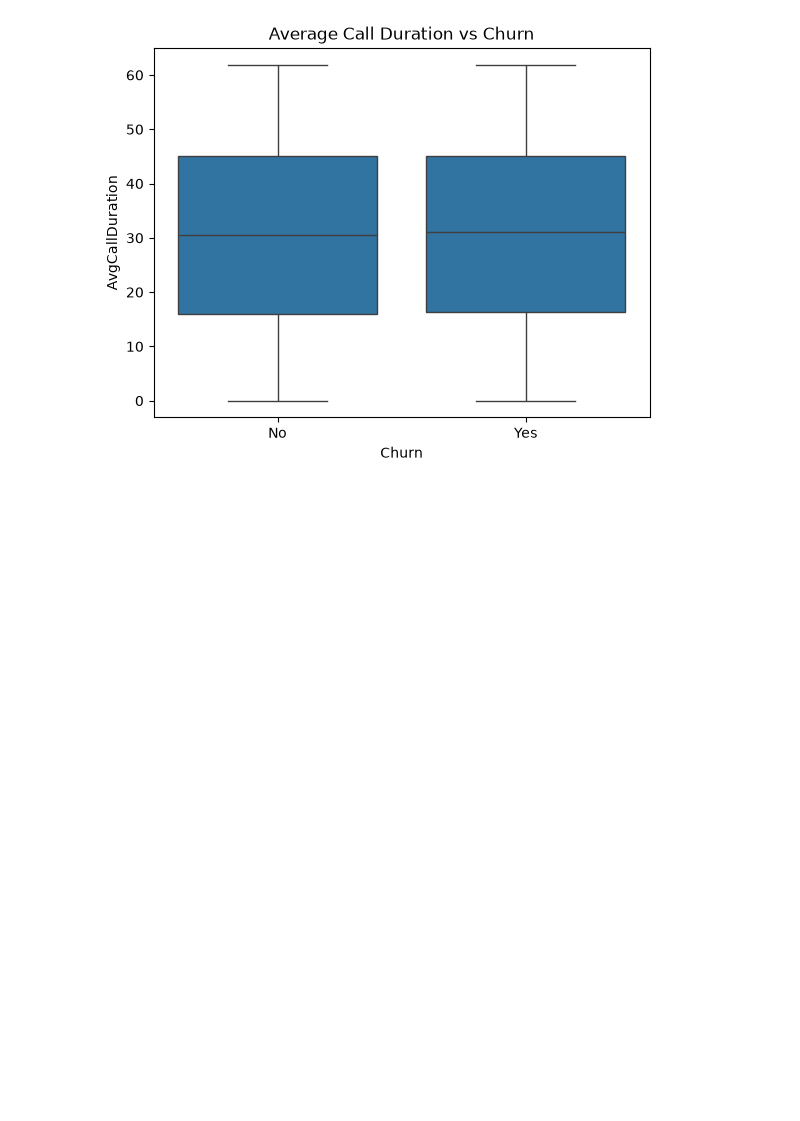
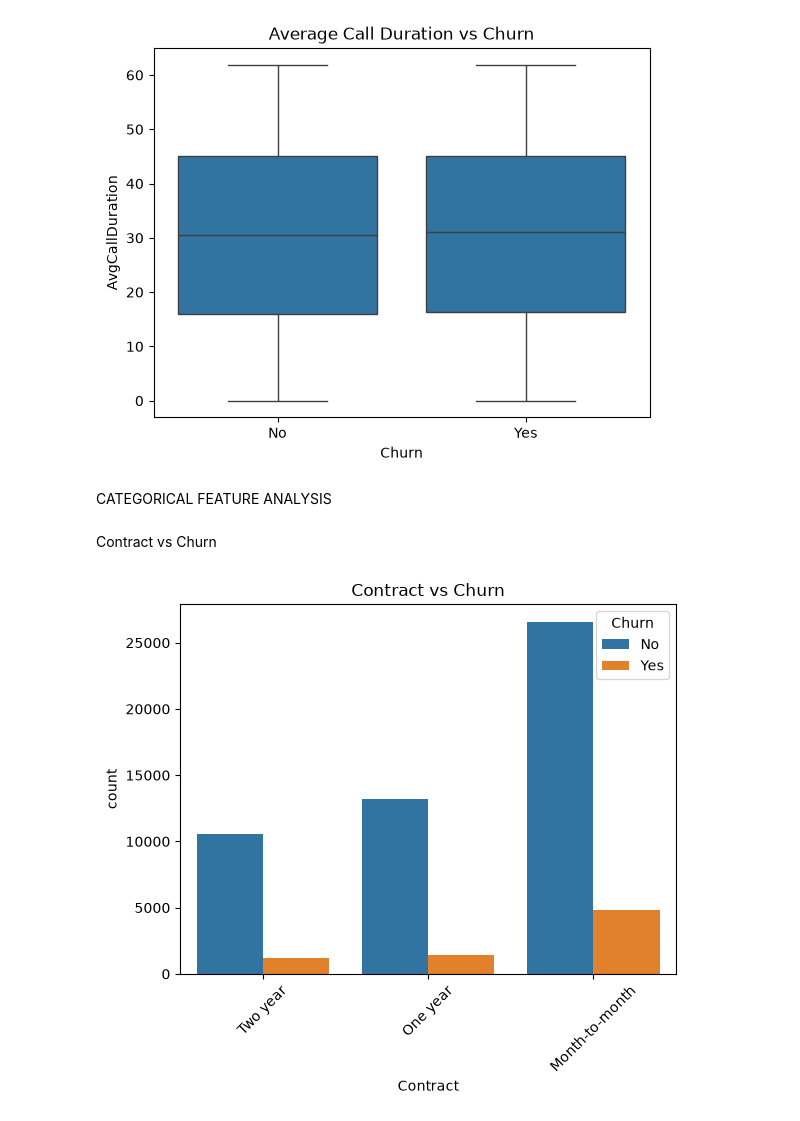
Before and after one commit to Rupesh-Mane/telecom_churn_prediction, a Jupyter notebook: notebooks/02_EDA.ipynb, the cells around one changed output. Saved outputs shown, nothing was run; the diff lists cells and outputs as text; code cells hidden in the pictures; blank space fills up the shorter version.

Commit message:
EDA plots distribution

```diff
--- a/notebooks/02_EDA.ipynb
+++ b/notebooks/02_EDA.ipynb
@@ -162,3 +166,5 @@ plt.title("Average Call Duration vs Churn")
 plt.show()
 # %% [output]
 [figure]
+# %% [markdown]
+CATEGORICAL FEATURE ANALYSIS
@@ -164,0 +189,10 @@ plt.show()
+# %% [markdown]
+Contract vs Churn
+# %%
+sns.countplot(data=df_eda, x="Contract", hue="Churn")
+plt.title("Contract vs Churn")
+plt.xticks(rotation=45)
+plt.savefig("../reports/plots/contract_vs_churn.png")
+plt.show()
+# %% [output]
+[figure, added]
```
Also changed, not shown: parts of 25 cells of this notebook.
